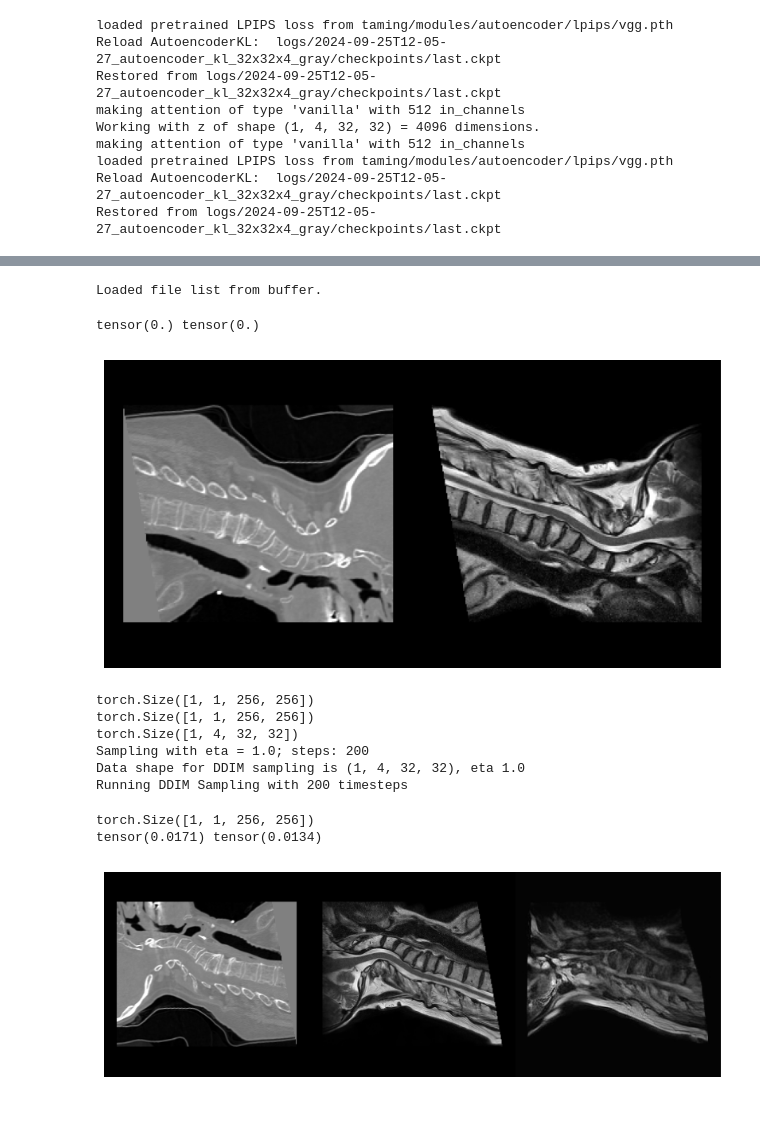
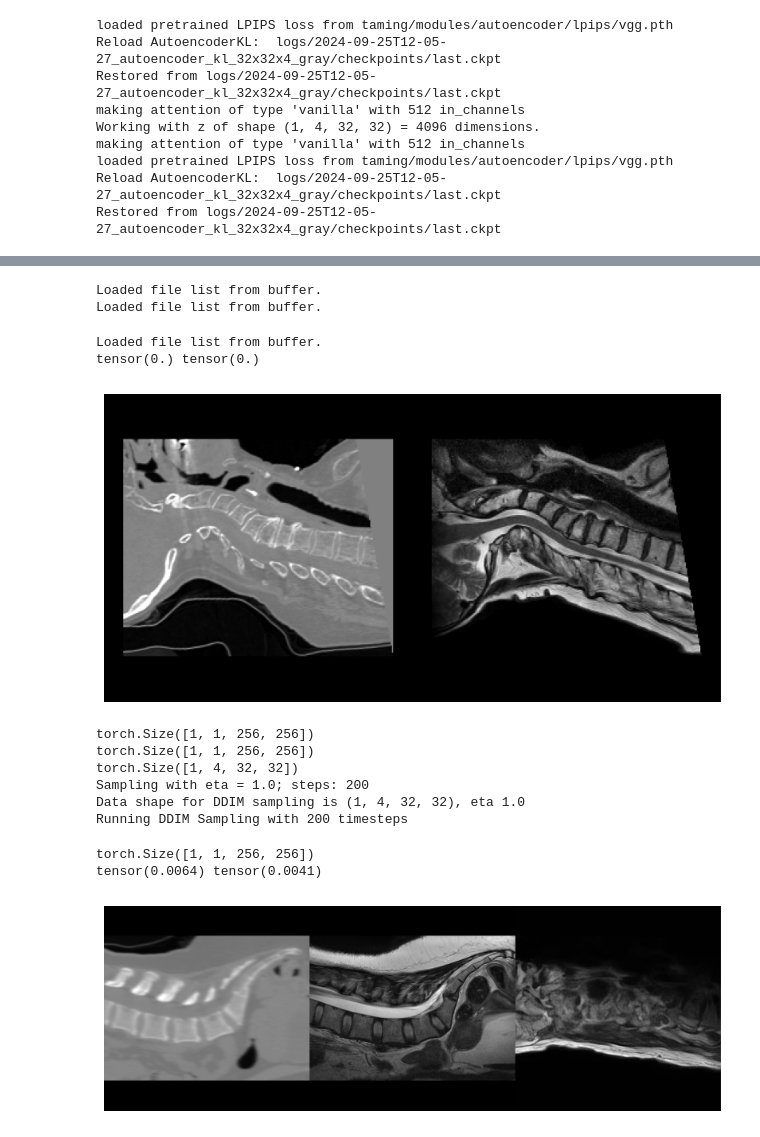
Before and after one commit to robert-graf/Conditional_Latent_Diffusion, a Jupyter notebook: inference_image2image.ipynb, the cells around one changed output, grey strips where cells are left out. Cells and saved outputs as stored; diff of their text form; code cells hidden in the pictures.

```diff
--- a/inference_image2image.ipynb
+++ b/inference_image2image.ipynb
@@ -82,4 +87,4 @@ def get_cond(lr_image_array, hr_image_array):
 
     return example
 # %%
-cond = get_cond(nii.get_array()[10],nii.get_array()[10])
+#cond = get_cond(nii.get_array()[10],nii.get_array()[10])
@@ -194,31 +184,33 @@ tensor(0.0282) tensor(0.0077)
 # %%
 from ldm.data.T2w_2_CT import ImageSRValidation,ImageSRTrain
 dataset = ImageSRValidation(size=256,image_dropout=0.0,vflip=True,hflip=True,)
-dataset_train = ImageSRValidation(size=256,image_dropout=0.0,vflip=True,hflip=True,)
+dataset_train = ImageSRTrain(size=256,image_dropout=0.0,vflip=True,hflip=True,)
 # %% [output]
 Loaded file list from buffer.
+Loaded file list from buffer.
 # %%
-
+dataset = ImageSRValidation(size=256,image_dropout=0.0,vflip=True,hflip=True,)
 d = dataset[0]
 visualize_cond_img(d["image"].permute(2,0,1),d["c_concat"].permute(2,0,1))
 # %% [output]
+Loaded file list from buffer.
 tensor(0.) tensor(0.)
-[figure, old version]
+[figure, new version]
 # %%
-d = dataset[0]
-inp ={"c_concat": d["image"].cuda().permute((2,0,1)).unsqueeze(0)}
+d = dataset[1484]
+inp ={"c_concat": d["image"].cuda().permute((2,0,1)).unsqueeze(0)*0-1}
 print(inp["c_concat"].shape)
 log =convsample_ddim(model_d["model"],inp,200)
 x_sample = model_d["model"].decode_first_stage(log[0])
 print(x_sample.shape)
 visualize_cond_img(d["image"].permute(2,0,1),d["c_concat"].permute(2,0,1),x_sample.cpu().reshape(x_sample.shape[-2:]))
 # %% [output]
 torch.Size([1, 1, 256, 256])
 torch.Size([1, 1, 256, 256])
 torch.Size([1, 4, 32, 32])
 Sampling with eta = 1.0; steps: 200
 Data shape for DDIM sampling is (1, 4, 32, 32), eta 1.0
 Running DDIM Sampling with 200 timesteps
 torch.Size([1, 1, 256, 256])
-tensor(0.0171) tensor(0.0134)
+tensor(0.0064) tensor(0.0041)
-[figure, old version]
+[figure, new version]
```
Also changed, not shown: parts of 9 cells of this notebook, 4 other files.
